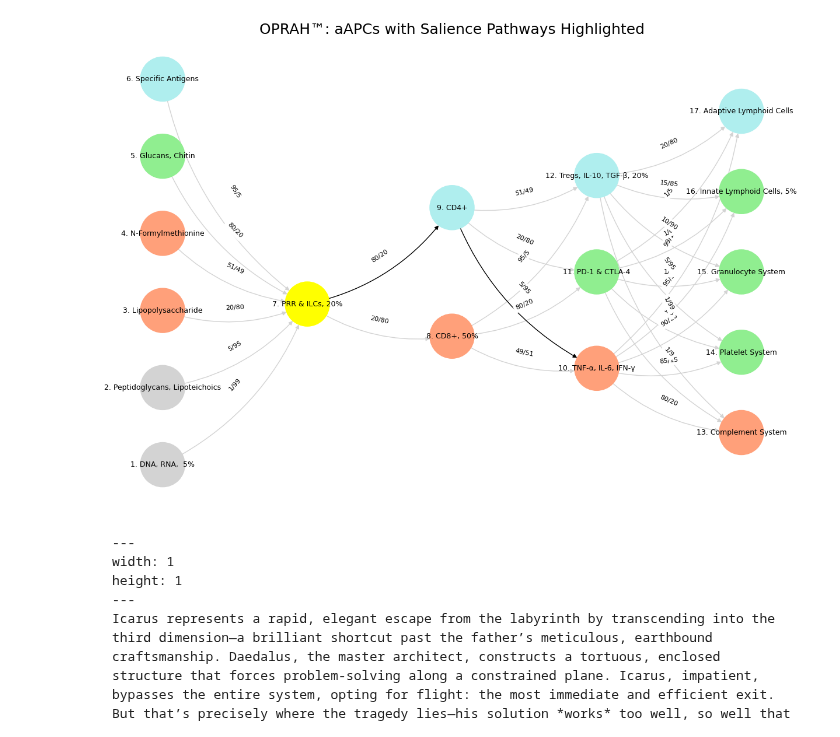
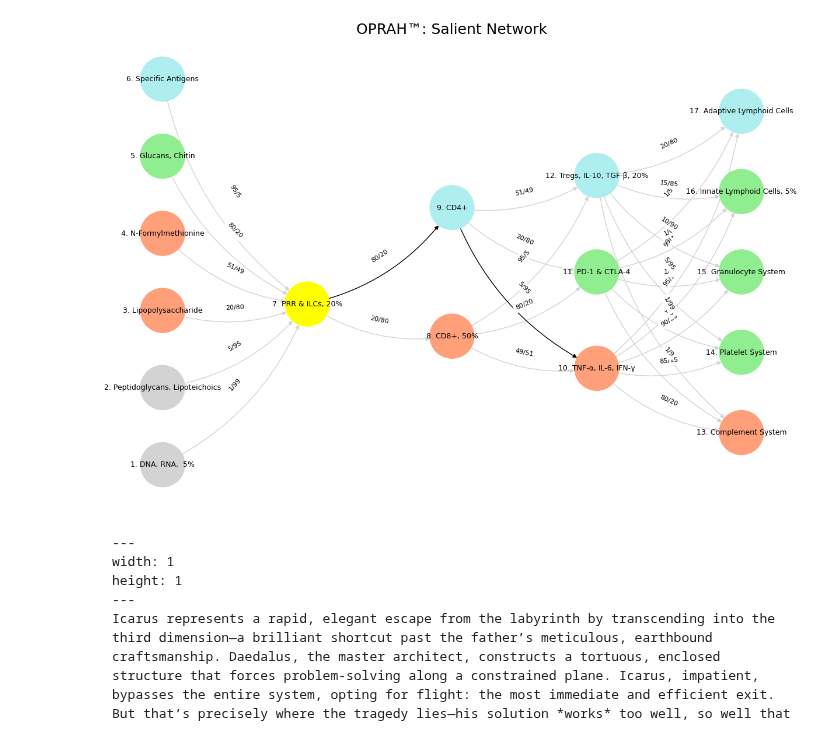
Before and after one commit to abikesa/artescienza, a Jupyter notebook: kitabo/ensi/_build/jupyter_execute/act3/part3/part3_3.ipynb, the cells around one changed output. Drawn from its saved outputs; the diff is of its cells as text; code cells hidden in the pictures.

````diff
--- a/kitabo/ensi/_build/jupyter_execute/act3/part3/part3_3.ipynb
+++ b/kitabo/ensi/_build/jupyter_execute/act3/part3/part3_3.ipynb
@@ -109,35 +109,35 @@ def visualize_nn():
         positions = calculate_positions(nodes, x_offset=i * 2)
         for node, position in zip(nodes, positions):
             new_node = mapping[node]
             G.add_node(new_node, layer=layer_name)
             pos[new_node] = position
             node_colors.append(colors.get(node, 'lightgray'))
 
     # Add edges with updated node labels
     edge_colors = []
     for (source, target), weight in edges.items():
         if source in mapping and target in mapping:
             new_source = mapping[source]
             new_target = mapping[target]
             G.add_edge(new_source, new_target, weight=weight)
             edge_colors.append('black' if (source, target) in black_edges else 'lightgrey')
 
     # Draw the graph
     plt.figure(figsize=(12, 8))
     edges_labels = {(u, v): d["weight"] for u, v, d in G.edges(data=True)}
 
     nx.draw(
         G, pos, with_labels=True, node_color=node_colors, edge_color=edge_colors,
         node_size=3000, font_size=9, connectionstyle="arc3,rad=0.2"
     )
     nx.draw_networkx_edge_labels(G, pos, edge_labels=edges_labels, font_size=8)
-    plt.title("OPRAH™: aAPCs with Salience Pathways Highlighted", fontsize=18)
+    plt.title("OPRAH™: Salient Network", fontsize=18)
     plt.show()
 
 # Run the visualization
 visualize_nn()
 # %% [output]
-[figure, old version]
+[figure, new version]
 # %% [markdown]
 ```{figure} ../../figures/blanche.*
 ---
````
Also changed, not shown: 14 other files.
